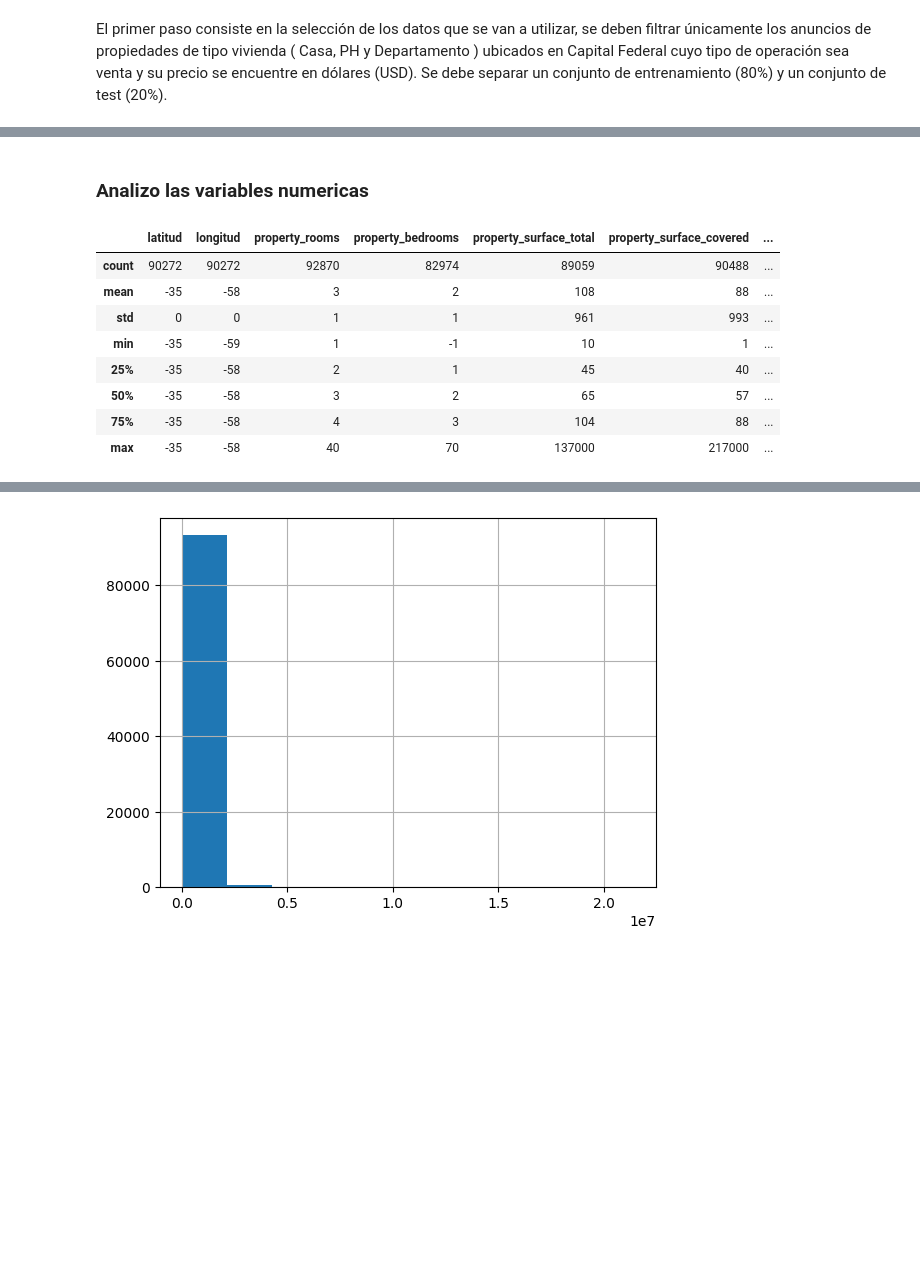
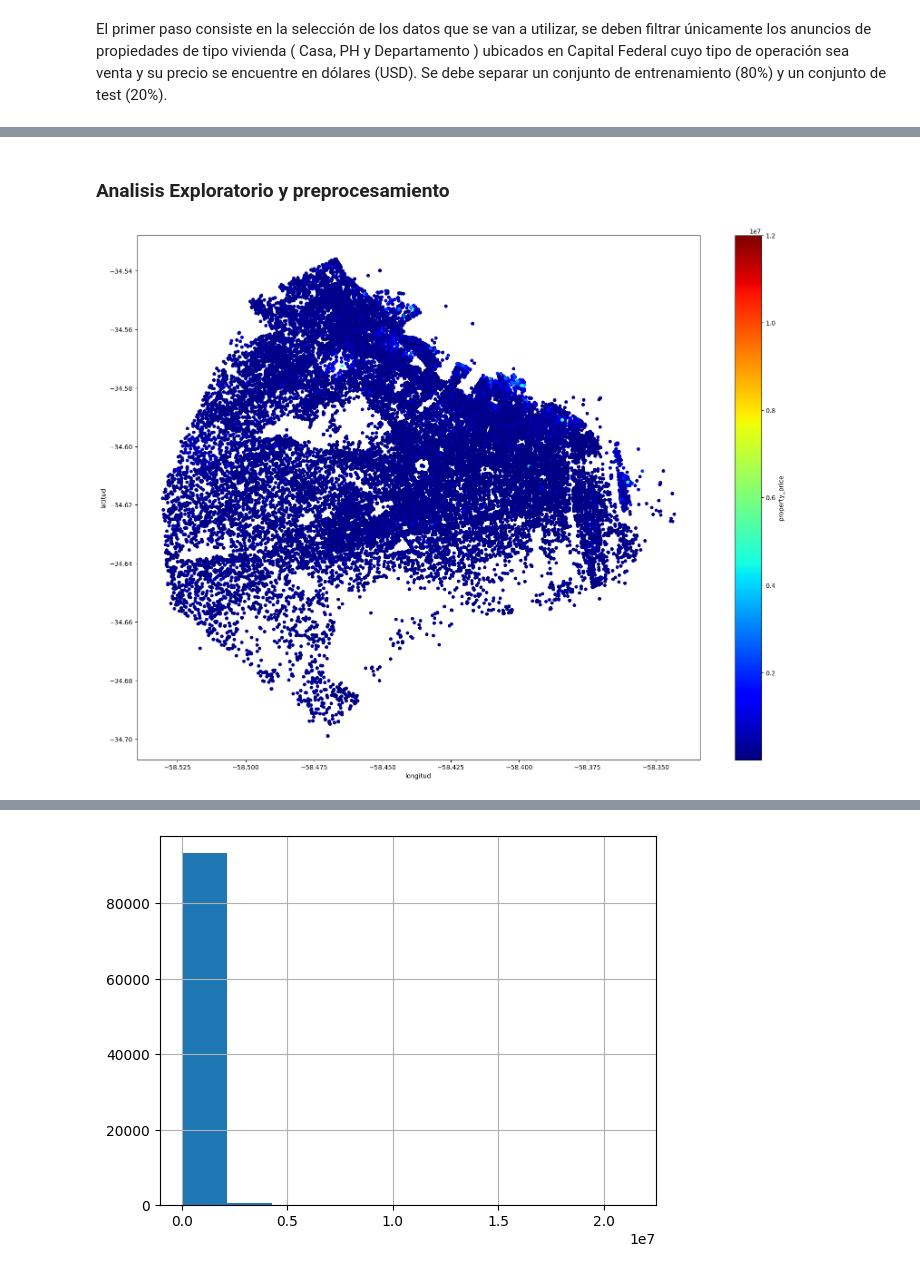
Before and after one commit to FranFiuba/7506R-2C2022-GRUPO02, a Jupyter notebook: 7506R_TP1_GRUPO02_ENTREGA.ipynb, the cells around one changed output, grey strips where cells are left out. Drawn from its saved outputs; the diff is of its cells as text; code cells hidden in the pictures; blank space fills up the shorter version.

```diff
--- a/7506R_TP1_GRUPO02_ENTREGA.ipynb
+++ b/7506R_TP1_GRUPO02_ENTREGA.ipynb
@@ -39,4 +39,4 @@ properati_df = properati_df.loc[currency_is_usd & operation_is_venta & place_is_
 properati_df= properati_df.rename(columns={"place_l3": "barrio"})
 # %%
 # Filtro las columnas que tienen todos sus valores null: "place_l5" y "place_l6", las que son unicas: "operation", "place_l2" y property_currency y las no categoricas property_title
-properati_df = properati_df.loc[:, ['id', 'start_date', 'end_date', 'created_on', 'latitud', 'longitud', 'barrio', 'place_l4','property_type', 'property_rooms', 'property_bedrooms','property_surface_total', 'property_surface_covered', 'property_price', 'property_title']]
+properati_df = properati_df.loc[:, ['id', 'start_date', 'end_date', 'created_on', 'latitud', 'longitud', 'barrio', 'place_l4','property_type', 'property_rooms', 'property_bedrooms','property_surface_total', 'property_surface_covered', 'property_price']]
@@ -45,16 +47,16 @@ properati_df = properati_df.loc[:, ['id', 'start_date', 'end_date', 'created_on'
 properati_df = properati_df.loc[properati_df.barrio.notna()]
-# %% [markdown]
-### Analizo las variables numericas
-# %%
-# Analsis global
-properati_df.describe()
-# %% [output]
-|  | latitud | longitud | property_rooms | property_bedrooms | property_surface_total | property_surface_covered | ... |
-| count | 90272 | 90272 | 92870 | 82974 | 89059 | 90488 | ... |
-| mean | -35 | -58 | 3 | 2 | 108 | 88 | ... |
-| std | 0 | 0 | 1 | 1 | 961 | 993 | ... |
-| min | -35 | -59 | 1 | -1 | 10 | 1 | ... |
-| 25% | -35 | -58 | 2 | 1 | 45 | 40 | ... |
-| 50% | -35 | -58 | 3 | 2 | 65 | 57 | ... |
-| 75% | -35 | -58 | 4 | 3 | 104 | 88 | ... |
-| max | -35 | -58 | 40 | 70 | 137000 | 217000 | ... |
+# %%
+properati_df = properati_df.reset_index()
+# %%
+split = StratifiedShuffleSplit(n_splits=1, test_size=0.2, random_state=42)
+
+for train_index, test_index in split.split(properati_df, properati_df["barrio"]):
+    properati_train_set = properati_df.loc[train_index]
+    properati_test_set = properati_df.loc[test_index]
+# %% [markdown]
+### Analisis Exploratorio y preprocesamiento
+# %%
+properati_train_set.plot(kind="scatter", x="longitud", y="latitud", c="property_price", figsize=(20,15),cmap=plt.get_cmap("jet"), colorbar=True)
+plt.show()
+# %% [output]
+[figure, added]
```
Also changed, not shown: parts of 3 cells of this notebook.
